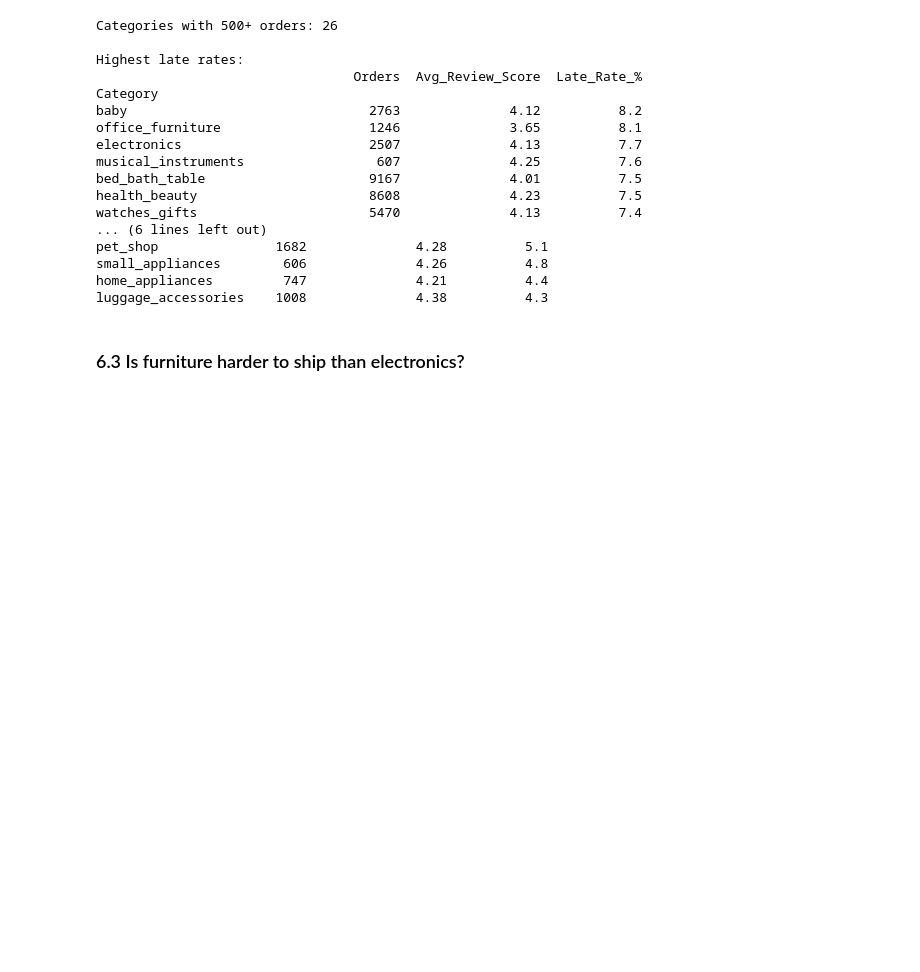
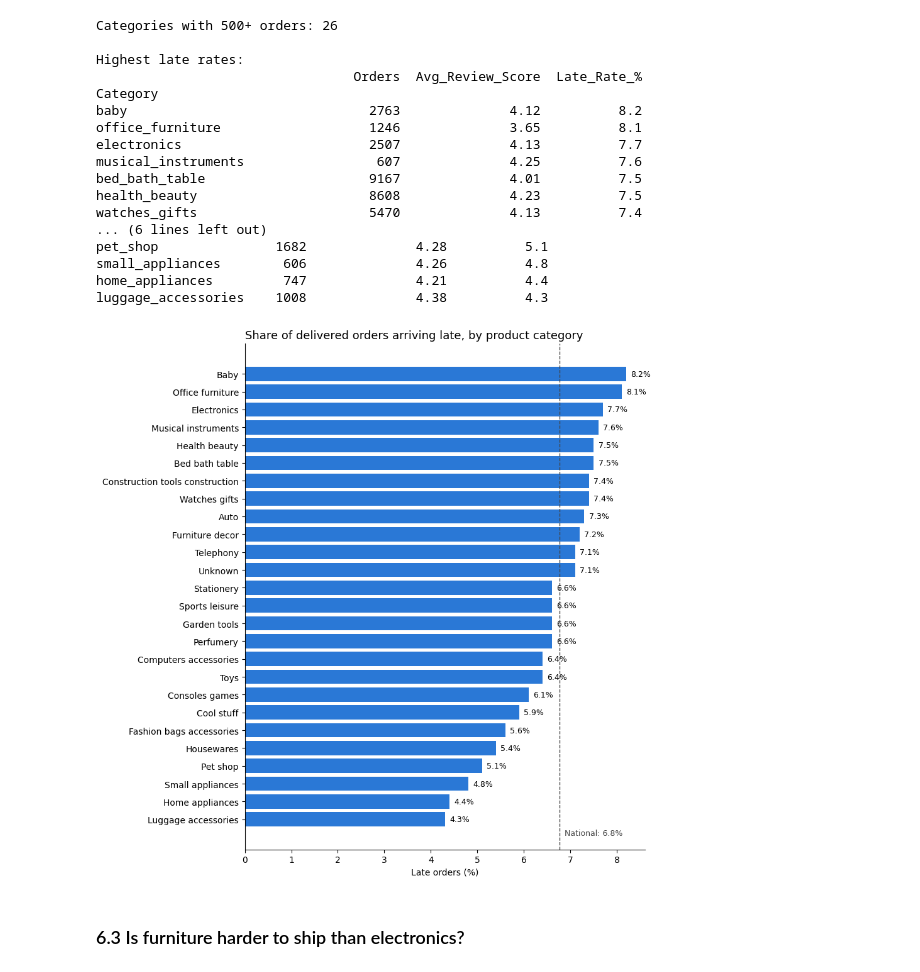
Before and after one commit to jeadedieu/AmaliTech-DEG-Project-based-challenges, a Jupyter notebook: data-engineering/Logistics-auditor/last_mile_logistics_audit.ipynb, the cells around one changed output. Drawn from its saved outputs; the diff is of its cells as text; code cells hidden in the pictures; blank space fills up the shorter version.

```diff
--- a/data-engineering/Logistics-auditor/last_mile_logistics_audit.ipynb
+++ b/data-engineering/Logistics-auditor/last_mile_logistics_audit.ipynb
@@ -773,6 +772,26 @@ pet_shop               1682              4.28          5.1
 small_appliances        606              4.26          4.8
 home_appliances         747              4.21          4.4
 luggage_accessories    1008              4.38          4.3
+# %%
+# Late rate by product category (English names)
+plot_data = category_stats.sort_values("Late_Rate_%")
+plot_labels = plot_data.index.str.replace("_", " ").str.capitalize()
+
+fig, ax = plt.subplots(figsize=(9, 9))
+ax.barh(plot_labels, plot_data["Late_Rate_%"], color="#2a78d6")
+ax.axvline(national_rate, color="#444444", linestyle="--", linewidth=1)
+ax.text(national_rate + 0.1, -0.9, f"National: {national_rate:.1f}%", color="#444444", fontsize=9)
+
+for i, value in enumerate(plot_data["Late_Rate_%"]):
+    ax.text(value + 0.1, i, f"{value}%", va="center", fontsize=9)
+
+ax.set_title("Share of delivered orders arriving late, by product category", loc="left", fontsize=13)
+ax.set_xlabel("Late orders (%)")
+ax.spines[["top", "right"]].set_visible(False)
+plt.tight_layout()
+plt.show()
+# %% [output]
+[figure, added]
 # %% [markdown]
 ### 6.3 Is furniture harder to ship than electronics?
 # %%
```
Also changed, not shown: parts of 2 cells of this notebook, 1 other file.
